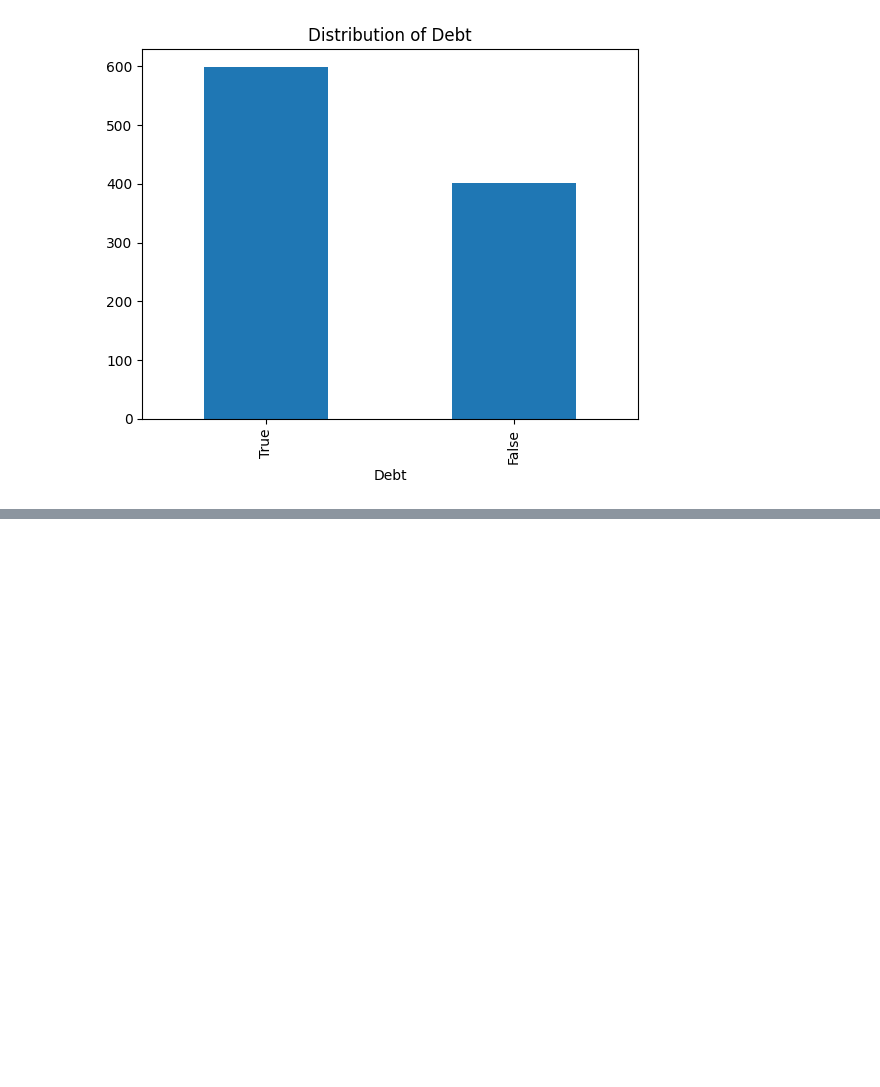
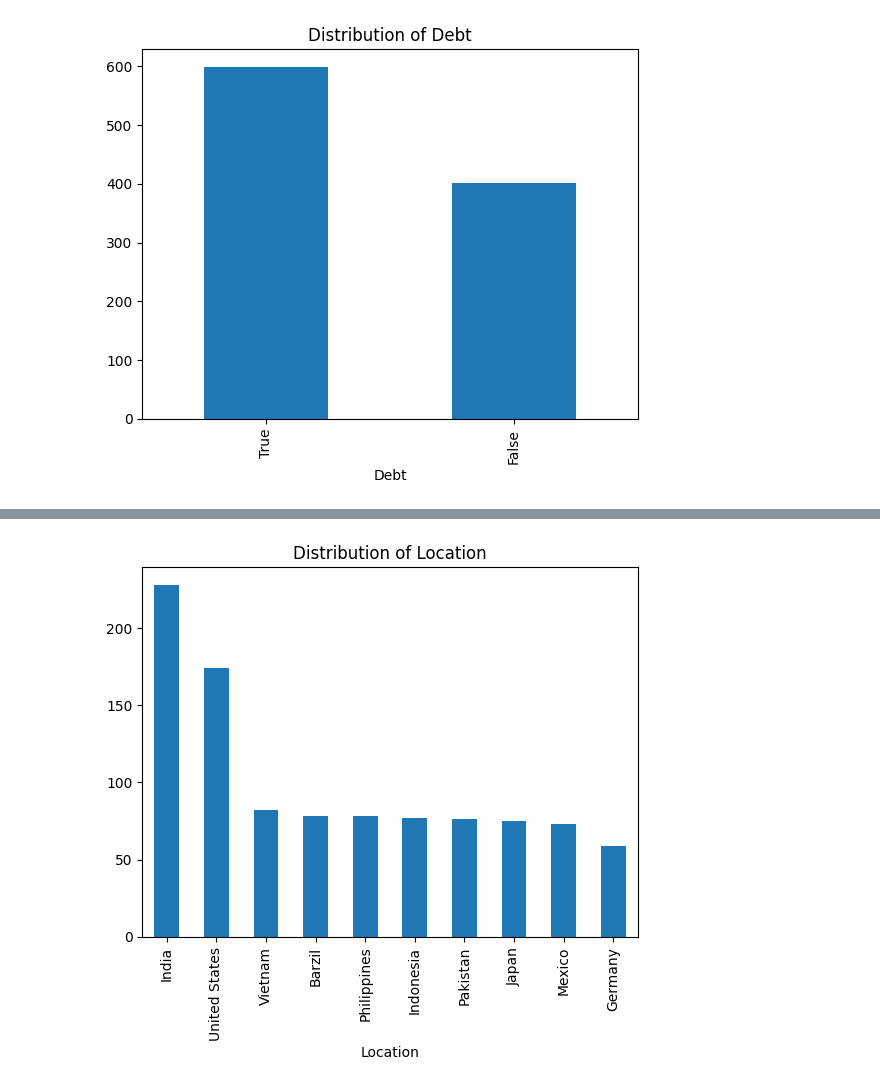
Before and after one commit to ankitg-02/Social-Media, a Jupyter notebook: Social__Media.ipynb, the cells around one changed output, grey strips where cells are left out. Saved outputs shown, nothing was run; the diff lists cells and outputs as text; code cells hidden in the pictures; blank space fills up the shorter version.

```diff
--- a/Social__Media.ipynb
+++ b/Social__Media.ipynb
@@ -135,0 +136,6 @@ plt.show()
+# %%
+data['Location'].value_counts().plot(kind='bar')
+plt.title('Distribution of Location')
+plt.show()
+# %% [output]
+[figure, added]
```
Also changed, not shown: parts of 3 cells of this notebook.
